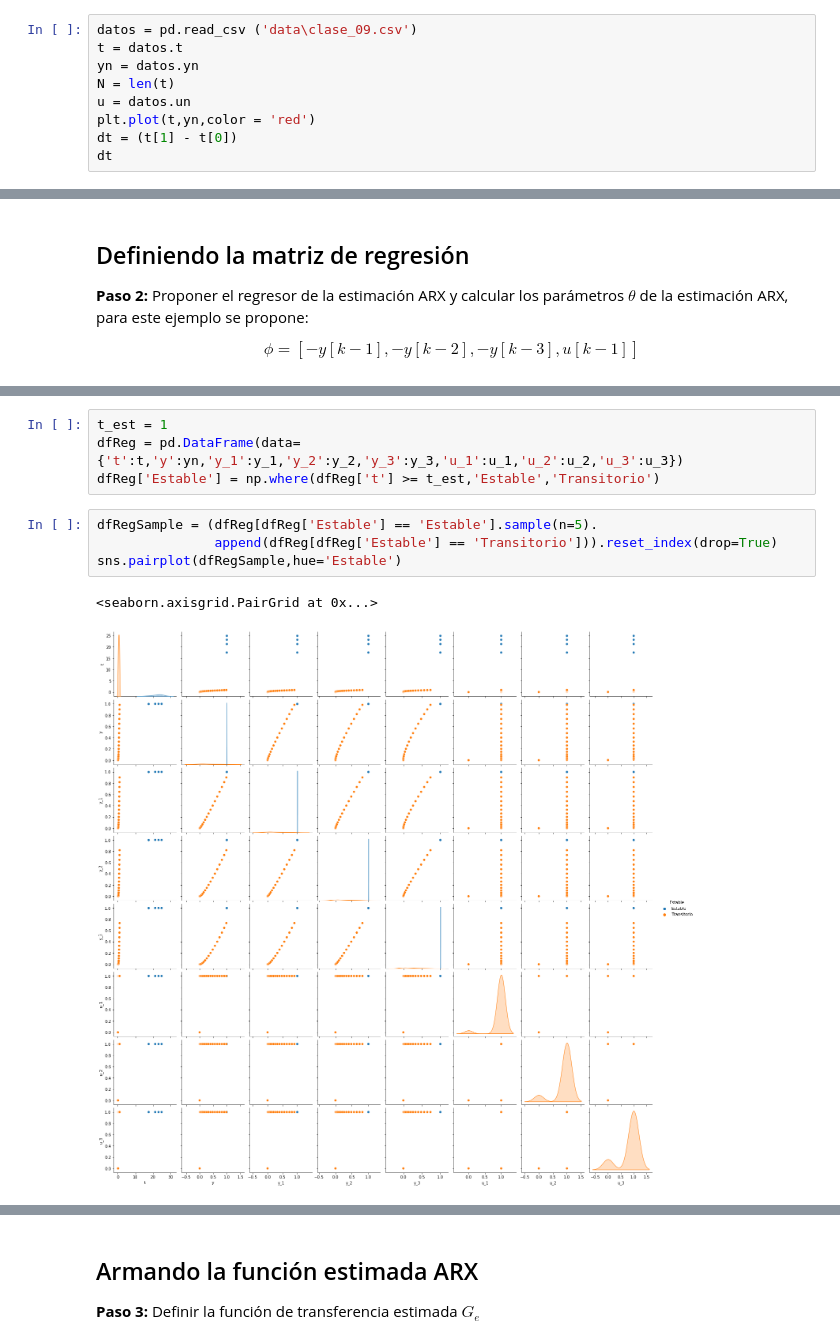
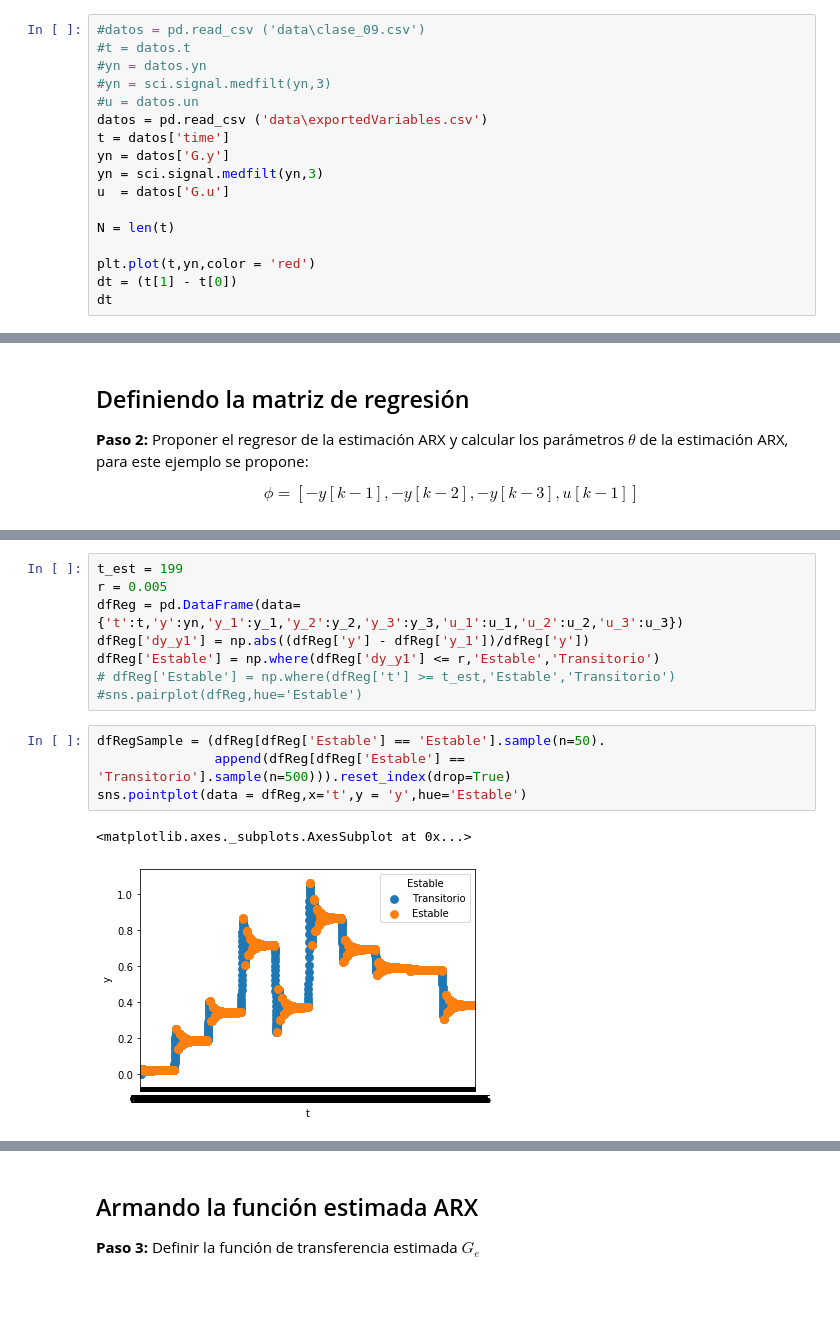
Before and after one commit to jairocuellar/System_identification, a Jupyter notebook: class_09_02-CopyJP.ipynb, the cells around one changed output, grey strips where cells are left out. Cells and saved outputs as stored; diff of their text form; blank space fills up the shorter version.

```diff
--- a/class_09_02-CopyJP.ipynb
+++ b/class_09_02-CopyJP.ipynb
@@ -26,11 +26,19 @@ Dada una señal de entrada y salida (archivo class_09.csv), obtenga el modelo es
 
 **Paso 1: Lectura de los datos**
 # %%
-datos = pd.read_csv ('data\clase_09.csv')
-t = datos.t
-yn = datos.yn
+#datos = pd.read_csv ('data\clase_09.csv')
+#t = datos.t
+#yn = datos.yn
+#yn = sci.signal.medfilt(yn,3)
+#u = datos.un
+datos = pd.read_csv ('data\exportedVariables.csv')
+t = datos['time']
+yn = datos['G.y']
+yn = sci.signal.medfilt(yn,3)
+u  = datos['G.u']
+
 N = len(t)
-u = datos.un
+
 plt.plot(t,yn,color = 'red')
 dt = (t[1] - t[0])
 dt
@@ -81,14 +89,18 @@ array([-1.25361315e+00, -3.09375626e-01,  5.87380671e-01,  4.20294757e-04,
 # %%
-t_est = 1
+t_est = 199
+r = 0.005
 dfReg = pd.DataFrame(data={'t':t,'y':yn,'y_1':y_1,'y_2':y_2,'y_3':y_3,'u_1':u_1,'u_2':u_2,'u_3':u_3})
-dfReg['Estable'] = np.where(dfReg['t'] >= t_est,'Estable','Transitorio')
+dfReg['dy_y1'] = np.abs((dfReg['y'] - dfReg['y_1'])/dfReg['y'])
+dfReg['Estable'] = np.where(dfReg['dy_y1'] <= r,'Estable','Transitorio')
+# dfReg['Estable'] = np.where(dfReg['t'] >= t_est,'Estable','Transitorio')
+#sns.pairplot(dfReg,hue='Estable')
 # %%
-dfRegSample = (dfReg[dfReg['Estable'] == 'Estable'].sample(n=5).
-               append(dfReg[dfReg['Estable'] == 'Transitorio'])).reset_index(drop=True)
-sns.pairplot(dfRegSample,hue='Estable')
+dfRegSample = (dfReg[dfReg['Estable'] == 'Estable'].sample(n=50).
+               append(dfReg[dfReg['Estable'] == 'Transitorio'].sample(n=500))).reset_index(drop=True)
+sns.pointplot(data = dfReg,x='t',y = 'y',hue='Estable')
 # %% [output]
-<seaborn.axisgrid.PairGrid at 0x...>
+<matplotlib.axes._subplots.AxesSubplot at 0x...>
-[figure, old version]
+[figure, new version]
 # %%
 
 ## Creación del vector phi
```
Also changed, not shown: parts of 14 cells of this notebook, 2 other files.
